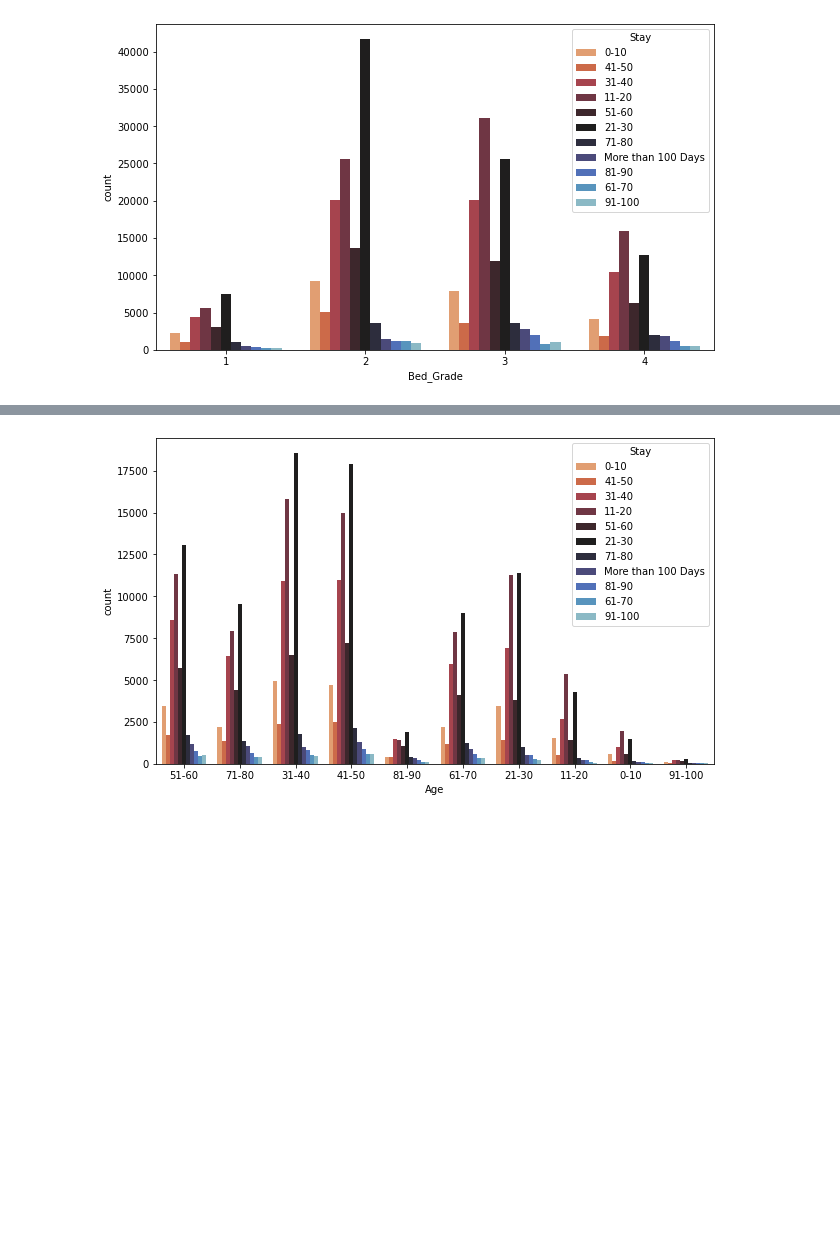
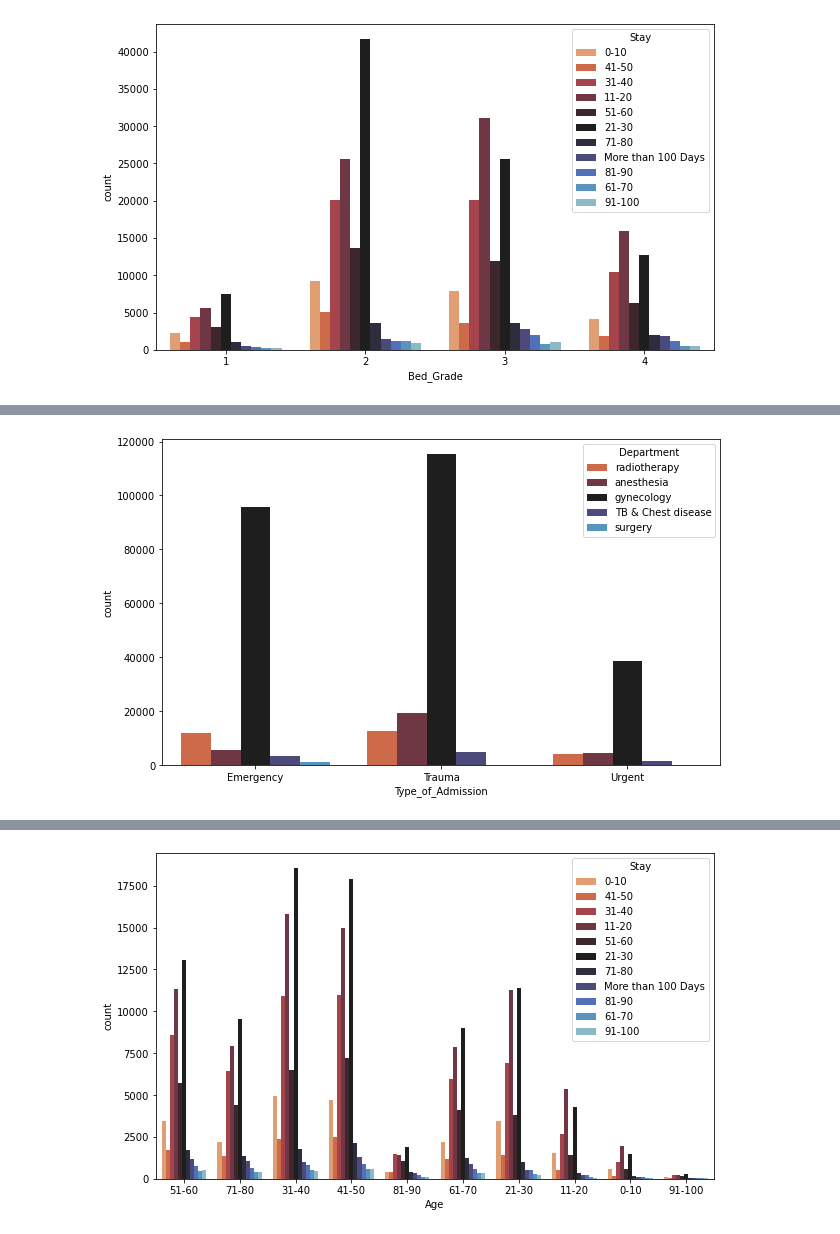
Before and after one commit to HopeFrost/hospital_stay_classifcation, a Jupyter notebook: 1_cleaning_and_EDA.ipynb, the cells around one changed output, grey strips where cells are left out. Drawn from its saved outputs; the diff is of its cells as text; code cells hidden in the pictures; blank space fills up the shorter version.

```diff
--- a/1_cleaning_and_EDA.ipynb
+++ b/1_cleaning_and_EDA.ipynb
@@ -366 +404,6 @@ countplot('Bed_Grade', hue= 'Hospital_region_code')
+# %%
+countplot('Type_of_Admission', hue='Department')
+# count of admissions type by department
+# %% [output]
+[figure, added]
 # %%
```
Also changed, not shown: parts of 47 cells of this notebook.
